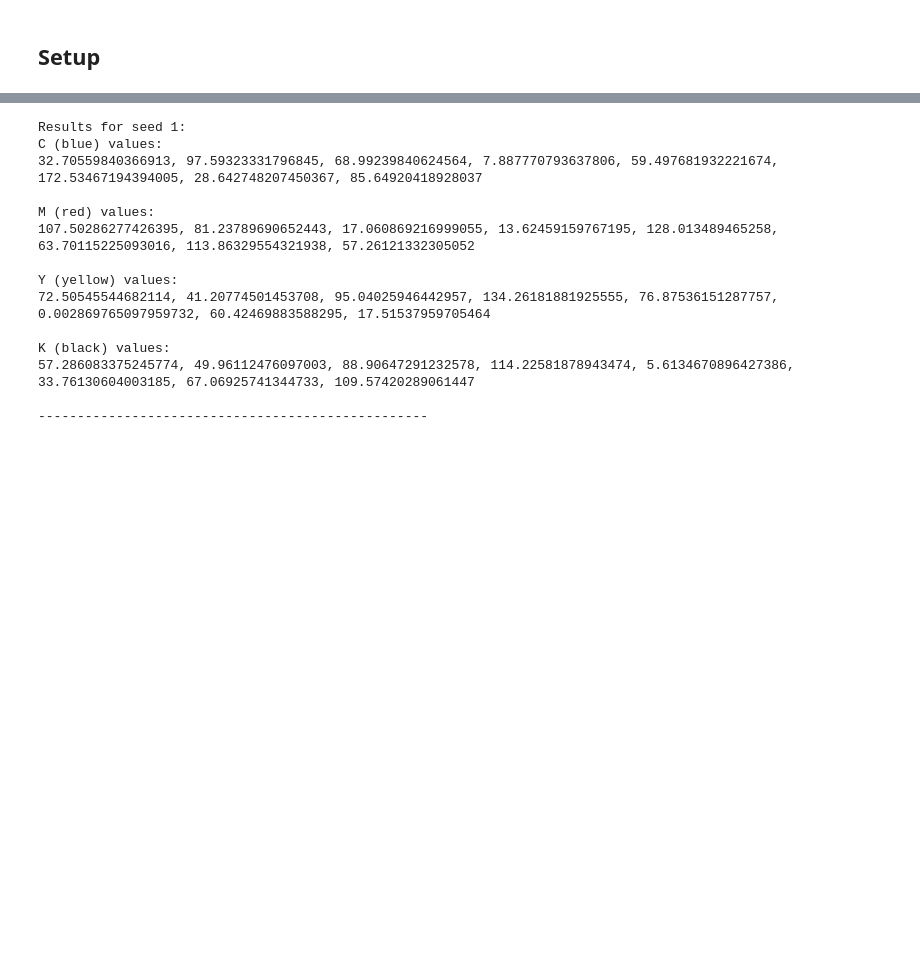
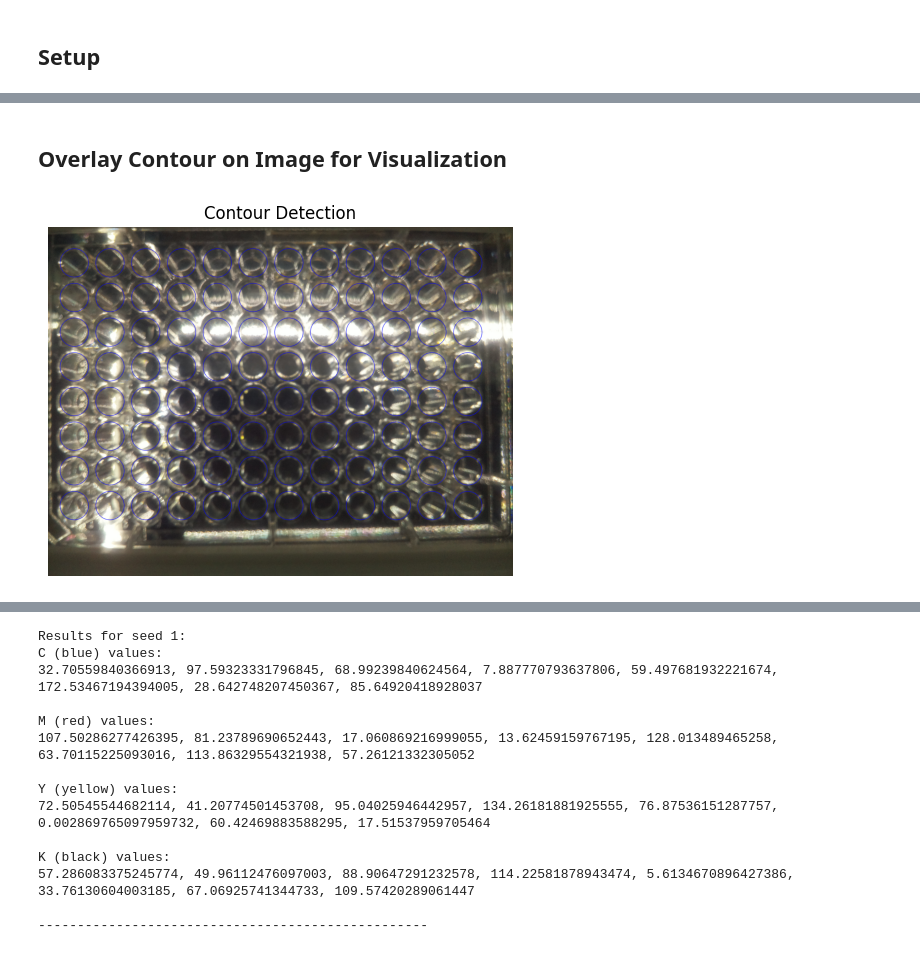
Before and after one commit to nrhemanth/mara-ref, a Jupyter notebook: BO/BO_scripts/05_integrate.ipynb, the cells around one changed output, grey strips where cells are left out. Drawn from its saved outputs; the diff is of its cells as text; code cells hidden in the pictures; blank space fills up the shorter version.

```diff
--- a/BO/BO_scripts/05_integrate.ipynb
+++ b/BO/BO_scripts/05_integrate.ipynb
@@ -20,0 +60,52 @@ import seaborn as sns
+# %% [markdown]
+## Overlay Contour on Image for Visualization
+# %%
+image_path = 'captured_image.png'
+
+# parameters for bilateral filtering
+diameter = 5
+sigmaColor = 75
+sigmaSpace = 75
+
+image_gray = cv2.imread(image_path, cv2.IMREAD_GRAYSCALE)
+filtered_image = cv2.bilateralFilter(image_gray, diameter, sigmaColor, sigmaSpace)
+image_rgb = cv2.imread(image_path)
+
+rows = 8
+cols = 12
+
+# define coordinates for top-left and bottom-right grid points
+top_left = (185, 259)
+bottom_right = (2961, 1968)
+
+x_step = (bottom_right[0] - top_left[0]) / (cols - 1)
+y_step = (bottom_right[1] - top_left[1]) / (rows - 1)
+
+expected_grid = []
+rgb_values = []
+
+for row in range(rows):
+    for col in range(cols):
+        x = int(top_left[0] + col * x_step)
+        y = int(top_left[1] + row * y_step)
+        expected_grid.append((x, y))
+
+        # image[row, col] → image[y, x]
+        b, g, r = image_rgb[y, x]
+        rgb_values.append([r, g, b])
+
+output_grid = image_rgb.copy()
+
+# draw circle
+for (x, y) in expected_grid:
+    cv2.circle(output_grid, (x, y), 100, (255, 0, 0), 2)
+
+output_grid_rgb = cv2.cvtColor(output_grid, cv2.COLOR_BGR2RGB)
+
+plt.figure(figsize=(6, 6))
+plt.imshow(output_grid_rgb)
+plt.axis("off")
+plt.title("Contour Detection")
+plt.show()
+# %% [output]
+[figure, added]
```
Also changed, not shown: parts of 27 cells of this notebook, 3 other files.
